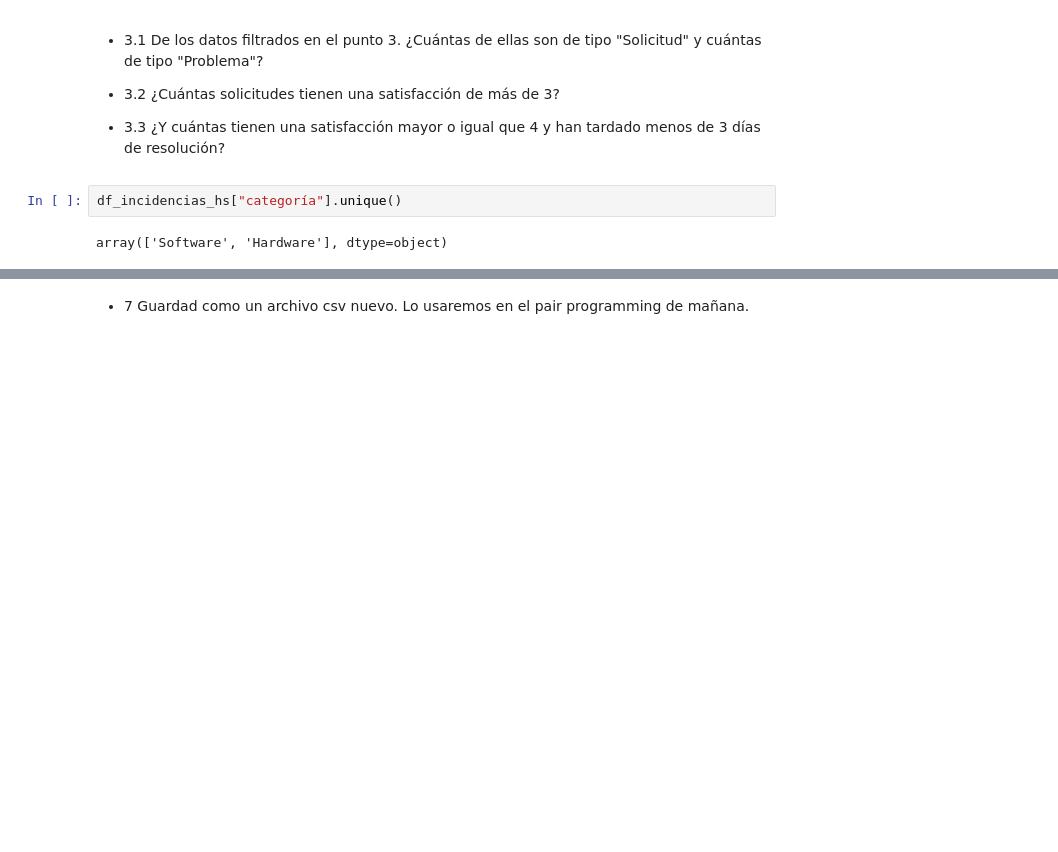
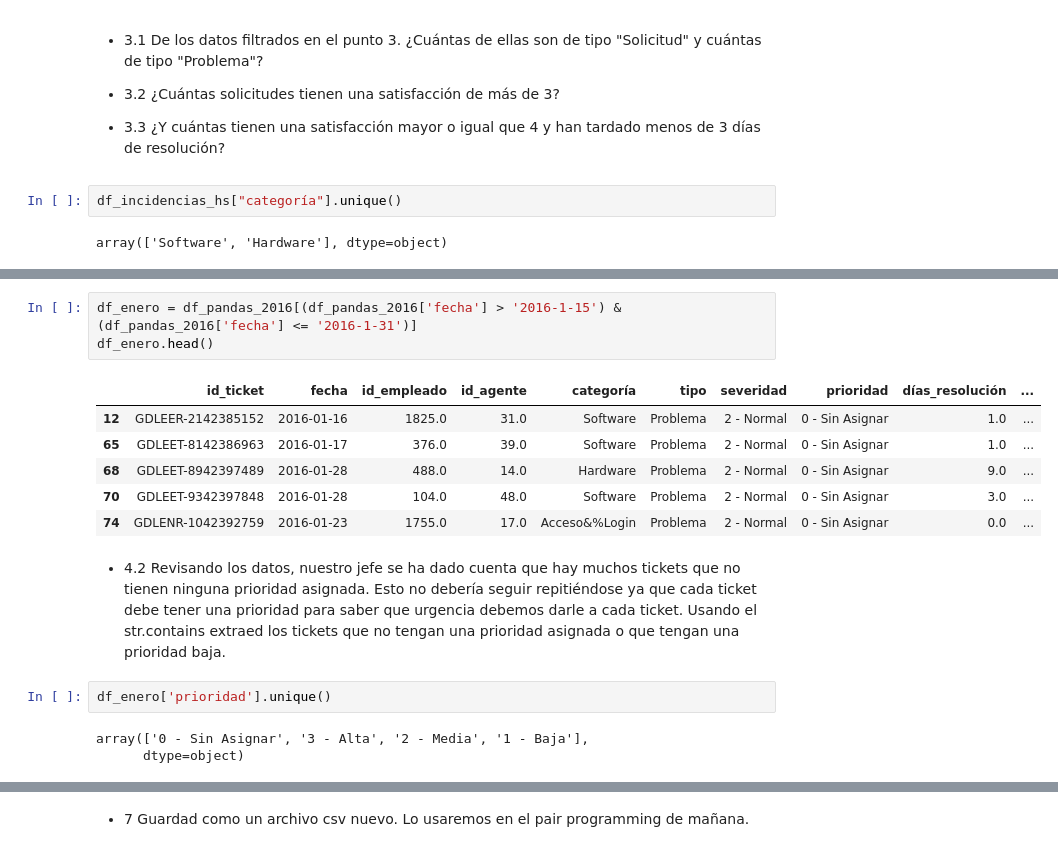
Before and after one commit to Adalab/promo-d-da-modulo2-sprint1-laura-paula-estibaliz, a Jupyter notebook: Pandas-IV-pair.ipynb, the cells around one changed output, grey strips where cells are left out. Cells and saved outputs as stored; diff of their text form; blank space fills up the shorter version.

Commit message:
pandas-IV terminado

```diff
--- a/Pandas-IV-pair.ipynb
+++ b/Pandas-IV-pair.ipynb
@@ -132,0 +121,17 @@ Nuestro jefe quiere seguir buscando patrones y quiere saber si existe una relaci
+# %%
+df_enero = df_pandas_2016[(df_pandas_2016['fecha'] > '2016-1-15') & (df_pandas_2016['fecha'] <= '2016-1-31')]
+df_enero.head()
+# %% [output]
+|  | id_ticket | fecha | id_empleado | id_agente | categoría | tipo | severidad | prioridad | días_resolución | ... |
+| 12 | GDLEER-2142385152 | 2016-01-16 | 1825.0 | 31.0 | Software | Problema | 2 - Normal | 0 - Sin Asignar | 1.0 | ... |
+| 65 | GDLEET-8142386963 | 2016-01-17 | 376.0 | 39.0 | Software | Problema | 2 - Normal | 0 - Sin Asignar | 1.0 | ... |
+| 68 | GDLEET-8942397489 | 2016-01-28 | 488.0 | 14.0 | Hardware | Problema | 2 - Normal | 0 - Sin Asignar | 9.0 | ... |
+| 70 | GDLEET-9342397848 | 2016-01-28 | 104.0 | 48.0 | Software | Problema | 2 - Normal | 0 - Sin Asignar | 3.0 | ... |
+| 74 | GDLENR-1042392759 | 2016-01-23 | 1755.0 | 17.0 | Acceso&%Login | Problema | 2 - Normal | 0 - Sin Asignar | 0.0 | ... |
+# %% [markdown]
+- 4.2 Revisando los datos, nuestro jefe se ha dado cuenta que hay muchos tickets que no tienen ninguna prioridad asignada. Esto no debería seguir repitiéndose ya que cada ticket debe tener una prioridad para saber que urgencia debemos darle a cada ticket. Usando el str.contains extraed los tickets que no tengan una prioridad asignada o que tengan una prioridad baja.
+# %%
+df_enero['prioridad'].unique()
+# %% [output]
+array(['0 - Sin Asignar', '3 - Alta', '2 - Media', '1 - Baja'],
+      dtype=object)
```
Also changed, not shown: parts of 20 cells of this notebook, 1 other file.
